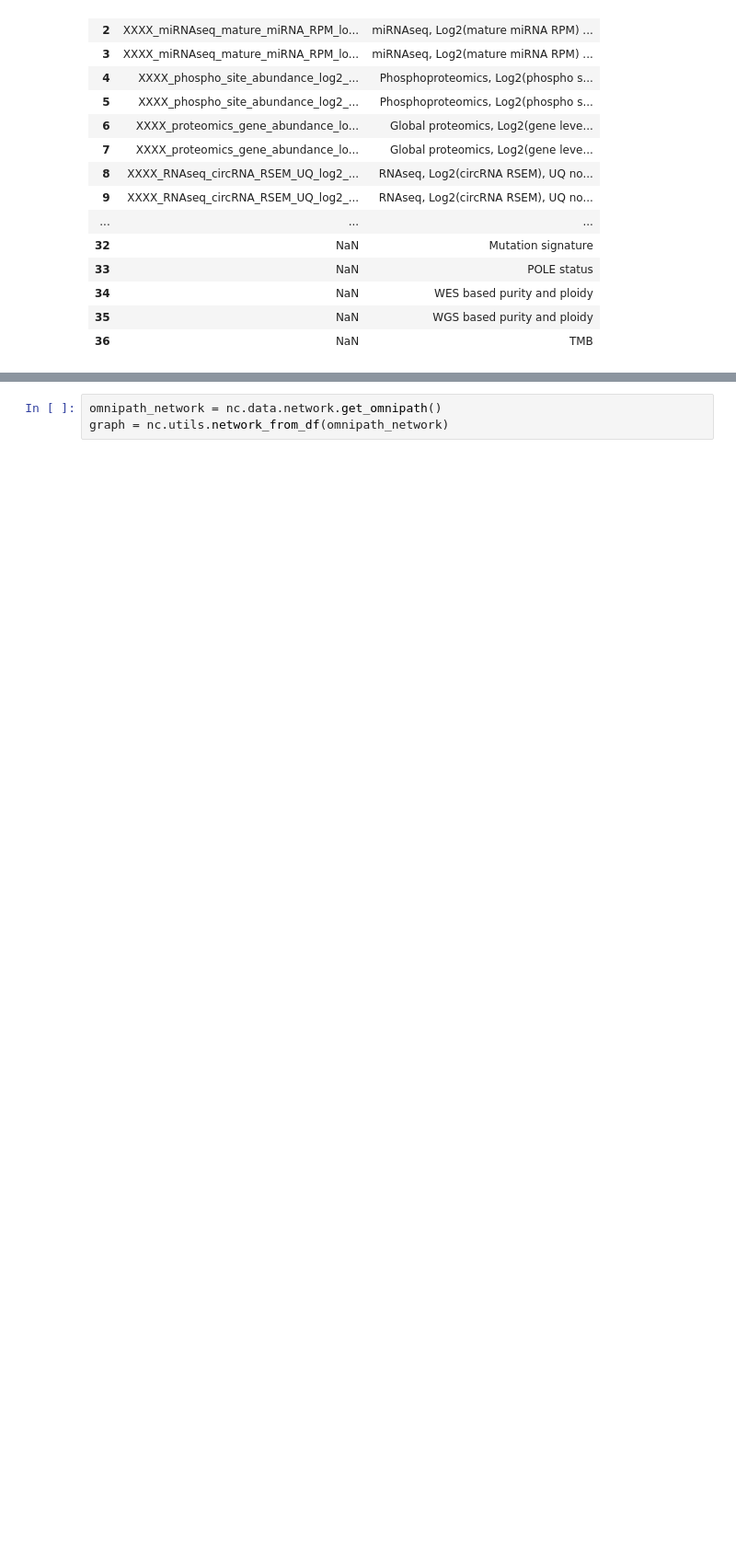
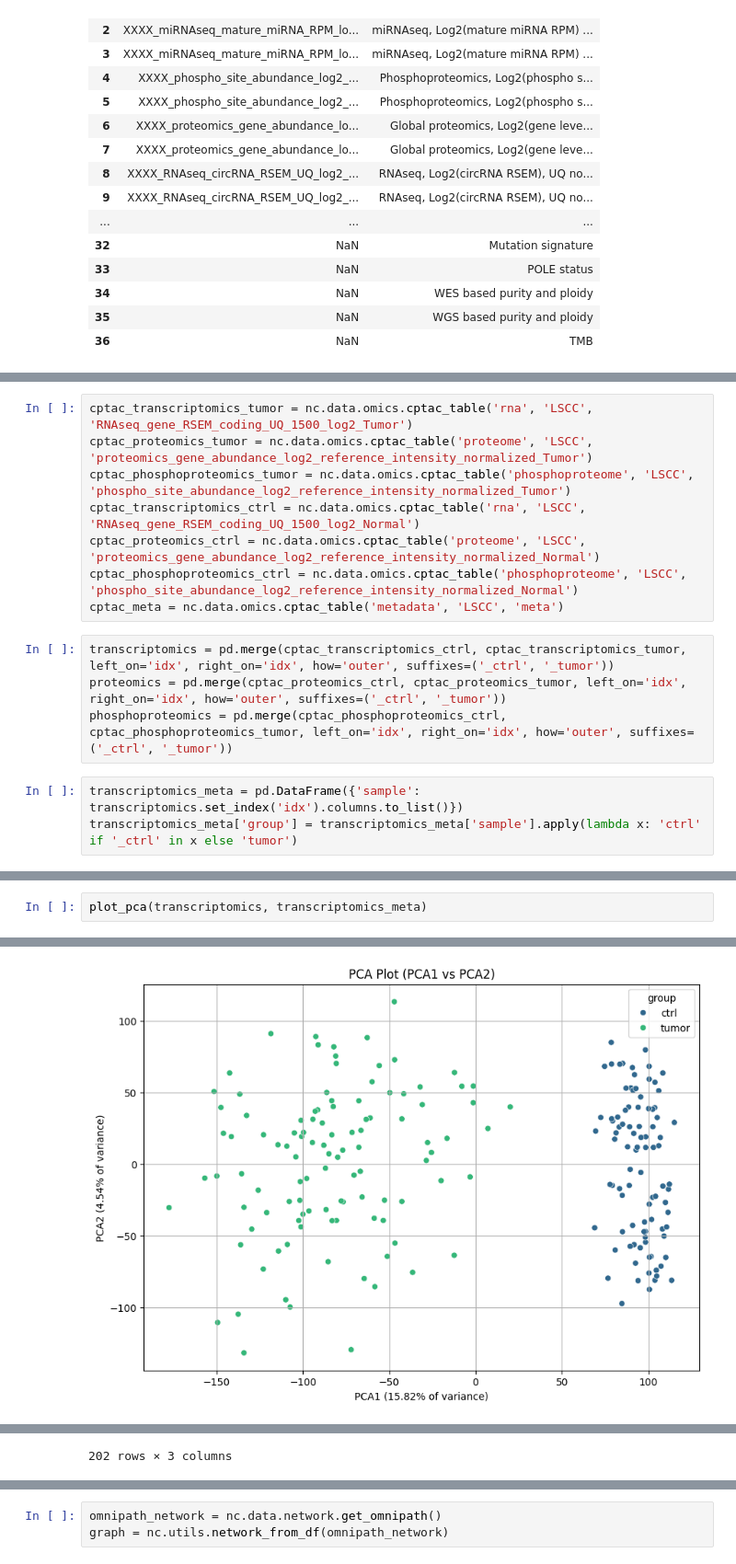
Before and after one commit to saezlab/networkcommons, a Jupyter notebook: docs/src/vignettes/4_cptac_phosphoactivity.ipynb, the cells around one changed output, grey strips where cells are left out. Shown at 92% size. Cells and saved outputs as stored; diff of their text form; blank space fills up the shorter version.

```diff
--- a/docs/src/vignettes/4_cptac_phosphoactivity.ipynb
+++ b/docs/src/vignettes/4_cptac_phosphoactivity.ipynb
@@ -68,0 +54,15 @@ mutations_table
+# %%
+cptac_transcriptomics_tumor = nc.data.omics.cptac_table('rna', 'LSCC', 'RNAseq_gene_RSEM_coding_UQ_1500_log2_Tumor')
+cptac_proteomics_tumor = nc.data.omics.cptac_table('proteome', 'LSCC', 'proteomics_gene_abundance_log2_reference_intensity_normalized_Tumor')
+cptac_phosphoproteomics_tumor = nc.data.omics.cptac_table('phosphoproteome', 'LSCC', 'phospho_site_abundance_log2_reference_intensity_normalized_Tumor')
+cptac_transcriptomics_ctrl = nc.data.omics.cptac_table('rna', 'LSCC', 'RNAseq_gene_RSEM_coding_UQ_1500_log2_Normal')
+cptac_proteomics_ctrl = nc.data.omics.cptac_table('proteome', 'LSCC', 'proteomics_gene_abundance_log2_reference_intensity_normalized_Normal')
+cptac_phosphoproteomics_ctrl = nc.data.omics.cptac_table('phosphoproteome', 'LSCC', 'phospho_site_abundance_log2_reference_intensity_normalized_Normal')
+cptac_meta = nc.data.omics.cptac_table('metadata', 'LSCC', 'meta')
+# %%
+transcriptomics = pd.merge(cptac_transcriptomics_ctrl, cptac_transcriptomics_tumor, left_on='idx', right_on='idx', how='outer', suffixes=('_ctrl', '_tumor'))
+proteomics = pd.merge(cptac_proteomics_ctrl, cptac_proteomics_tumor, left_on='idx', right_on='idx', how='outer', suffixes=('_ctrl', '_tumor'))
+phosphoproteomics = pd.merge(cptac_phosphoproteomics_ctrl, cptac_phosphoproteomics_tumor, left_on='idx', right_on='idx', how='outer', suffixes=('_ctrl', '_tumor'))
+# %%
+transcriptomics_meta = pd.DataFrame({'sample': transcriptomics.set_index('idx').columns.to_list()})
+transcriptomics_meta['group'] = transcriptomics_meta['sample'].apply(lambda x: 'ctrl' if '_ctrl' in x else 'tumor')
@@ -68,0 +191,3 @@ mutations_table
+# %%
+plot_pca(transcriptomics, transcriptomics_meta)
+# %% [output]
@@ -68,0 +195 @@ mutations_table
+[figure, added]
@@ -68,0 +208 @@ mutations_table
+202 rows × 3 columns
```
Also changed, not shown: parts of 76 cells of this notebook.
